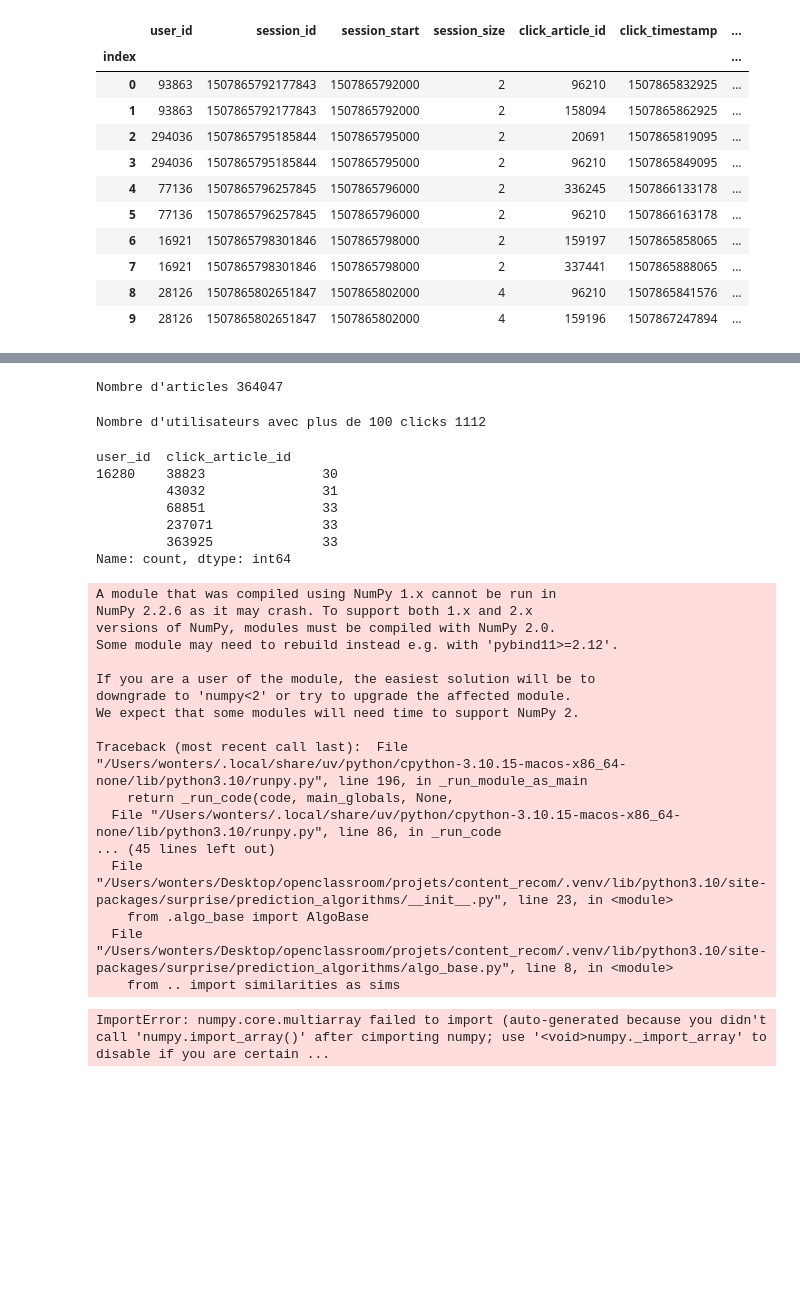
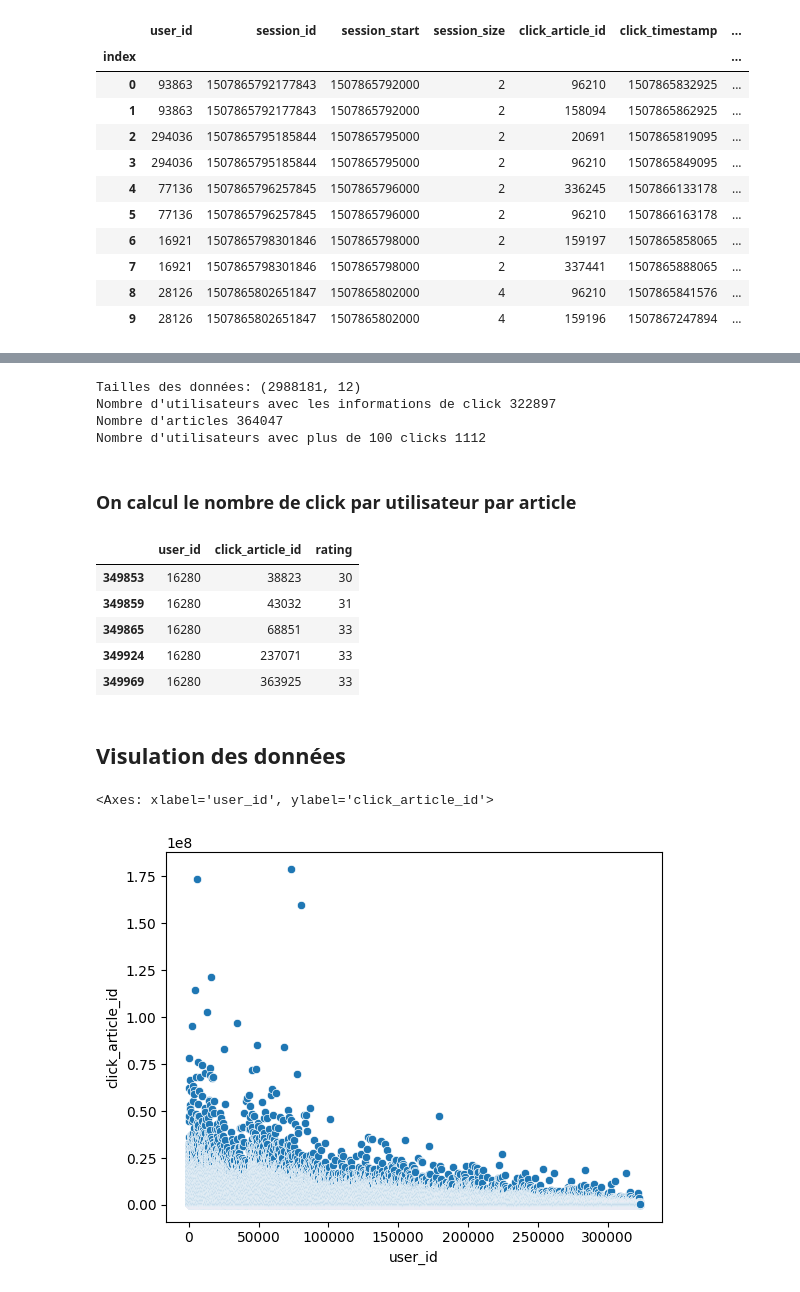
Before and after one commit to Wonters/content_recom, a Jupyter notebook: analyse.ipynb, the cells around one changed output, grey strips where cells are left out. Cells and saved outputs as stored; diff of their text form; code cells hidden in the pictures; blank space fills up the shorter version.

```diff
--- a/analyse.ipynb
+++ b/analyse.ipynb
@@ -63,4 +52,0 @@ Nombre d'utilisateurs avec les informations de click 322897
-# %%
-print(f"Nombre d'articles {articles['article_id'].unique().shape[0]}")
-# %% [output]
-Nombre d'articles 364047
@@ -69,39 +53,31 @@ nbr_clicks = df_clicks['user_id'].value_counts()
-# %%
-print(f"Nombre d'utilisateurs avec plus de 100 clicks {nbr_clicks[nbr_clicks>100].shape[0]}")
-# %% [output]
-Nombre d'utilisateurs avec plus de 100 clicks 1112
+# %%
+import seaborn as sns
+nbr_clicks = df_clicks['user_id'].value_counts()
+print(f"Tailles des données: {df_clicks.shape}")
+print(f"Nombre d'utilisateurs avec les informations de click {df_clicks['user_id'].unique().shape[0]}")
+print(f"Nombre d'articles {articles['article_id'].unique().shape[0]}")
+print(f"Nombre d'utilisateurs avec plus de 100 clicks {nbr_clicks[nbr_clicks>100].shape[0]}")
+# %% [output]
+Tailles des données: (2988181, 12)
+Nombre d'utilisateurs avec les informations de click 322897
+Nombre d'articles 364047
+Nombre d'utilisateurs avec plus de 100 clicks 1112
+# %% [markdown]
+### On calcul le nombre de click par utilisateur par article
 # %%
-articles_clicks_per_user =df_clicks[['user_id','click_article_id']].groupby(['user_id','click_article_id']).value_counts()
+articles_clicks_per_user =df_clicks[['user_id','click_article_id']].assign(rating=1).groupby(['user_id','click_article_id'], as_index=False).agg({'rating': 'sum'})
+articles_clicks_per_user[articles_clicks_per_user.rating>20]
+# %% [output]
+|  | user_id | click_article_id | rating |
+| 349853 | 16280 | 38823 | 30 |
+| 349859 | 16280 | 43032 | 31 |
+| 349865 | 16280 | 68851 | 33 |
+| 349924 | 16280 | 237071 | 33 |
+| 349969 | 16280 | 363925 | 33 |
-# %%
-articles_clicks_per_user[articles_clicks_per_user>20]
-# %% [output]
-user_id  click_article_id
-16280    38823               30
-         43032               31
-         68851               33
-         237071              33
-         363925              33
-Name: count, dtype: int64
-# %%
-import surprise
-reader = surprise.Reader(rating_scale=(1, 5))
-reader.read_csv('data/clicks/clicks_hour_000.csv', delimiter=',')
-# %% [output]
-A module that was compiled using NumPy 1.x cannot be run in
-NumPy 2.2.6 as it may crash. To support both 1.x and 2.x
-versions of NumPy, modules must be compiled with NumPy 2.0.
-Some module may need to rebuild instead e.g. with 'pybind11>=2.12'.
-
-If you are a user of the module, the easiest solution will be to
-downgrade to 'numpy<2' or try to upgrade the affected module.
-We expect that some modules will need time to support NumPy 2.
-
-Traceback (most recent call last):  File "/Users/wonters/.local/share/uv/python/cpython-3.10.15-macos-x86_64-none/lib/python3.10/runpy.py", line 196, in _run_module_as_main
-    return _run_code(code, main_globals, None,
-  File "/Users/wonters/.local/share/uv/python/cpython-3.10.15-macos-x86_64-none/lib/python3.10/runpy.py", line 86, in _run_code
-... (45 lines left out)
-  File "/Users/wonters/Desktop/openclassroom/projets/content_recom/.venv/lib/python3.10/site-packages/surprise/prediction_algorithms/__init__.py", line 23, in <module>
-    from .algo_base import AlgoBase
-  File "/Users/wonters/Desktop/openclassroom/projets/content_recom/.venv/lib/python3.10/site-packages/surprise/prediction_algorithms/algo_base.py", line 8, in <module>
-    from .. import similarities as sims
-ImportError: numpy.core.multiarray failed to import (auto-generated because you didn't call 'numpy.import_array()' after cimporting numpy; use '<void>numpy._import_array' to disable if you are certain ...
+# %% [markdown]
+## Visulation des données
+# %%
+sns.scatterplot(x='user_id', y='click_article_id', data=articles_clicks_per_user.groupby('user_id').agg('sum'))
+# %% [output]
+<Axes: xlabel='user_id', ylabel='click_article_id'>
+[figure, added]
```
Also changed, not shown: parts of 16 cells of this notebook, 1 other file.
